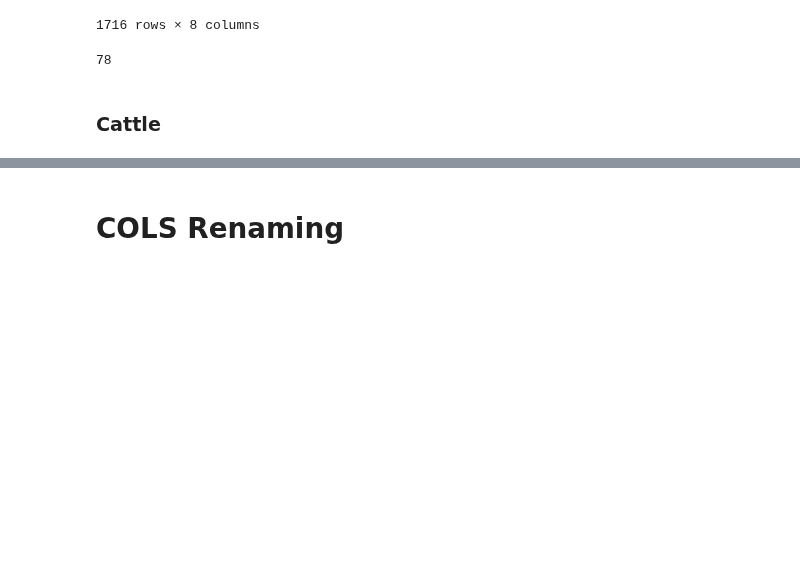
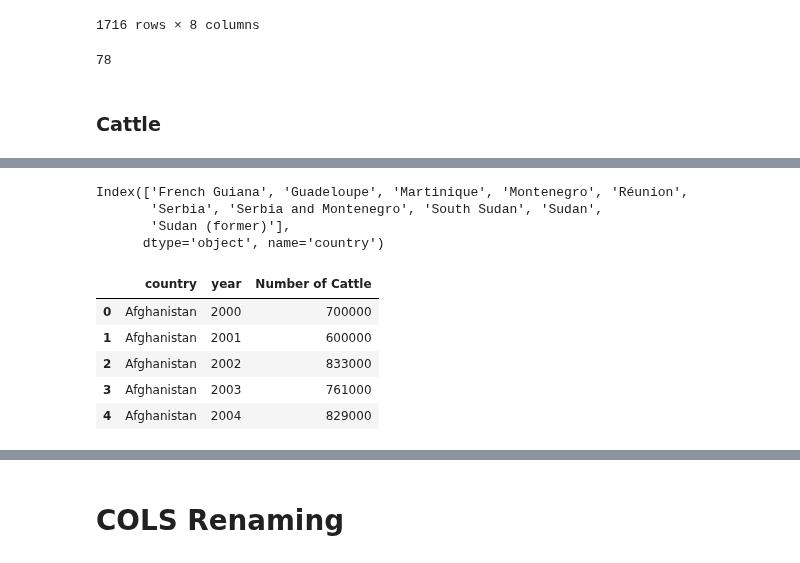
Before and after one commit to ZeliaDec/DataScience, a Jupyter notebook: Data_Notebook.ipynb, the cells around one changed output, grey strips where cells are left out. Drawn from its saved outputs; the diff is of its cells as text; code cells hidden in the pictures; blank space fills up the shorter version.

```diff
--- a/Data_Notebook.ipynb
+++ b/Data_Notebook.ipynb
@@ -844,0 +770,21 @@ last_df["Country"].nunique()
+# %%
+value_counts_per_area = cattle.groupby("country")["Number of Cattle"].count()
+
+# Filter to get only the areas where the count is not equal to 22
+areas_not_equal_to_22 = value_counts_per_area[value_counts_per_area < 22].index
+areas_not_equal_to_22
+# %% [output]
+Index(['French Guiana', 'Guadeloupe', 'Martinique', 'Montenegro', 'Réunion',
+       'Serbia', 'Serbia and Montenegro', 'South Sudan', 'Sudan',
+       'Sudan (former)'],
+      dtype='object', name='country')
+# %%
+cattle = cattle[~cattle["country"].isin(areas_not_equal_to_22)]
+cattle.head()
+# %% [output]
+|  | country | year | Number of Cattle |
+| 0 | Afghanistan | 2000 | 700000 |
+| 1 | Afghanistan | 2001 | 600000 |
+| 2 | Afghanistan | 2002 | 833000 |
+| 3 | Afghanistan | 2003 | 761000 |
+| 4 | Afghanistan | 2004 | 829000 |
```
Also changed, not shown: parts of 13 cells of this notebook, 1 other file.
